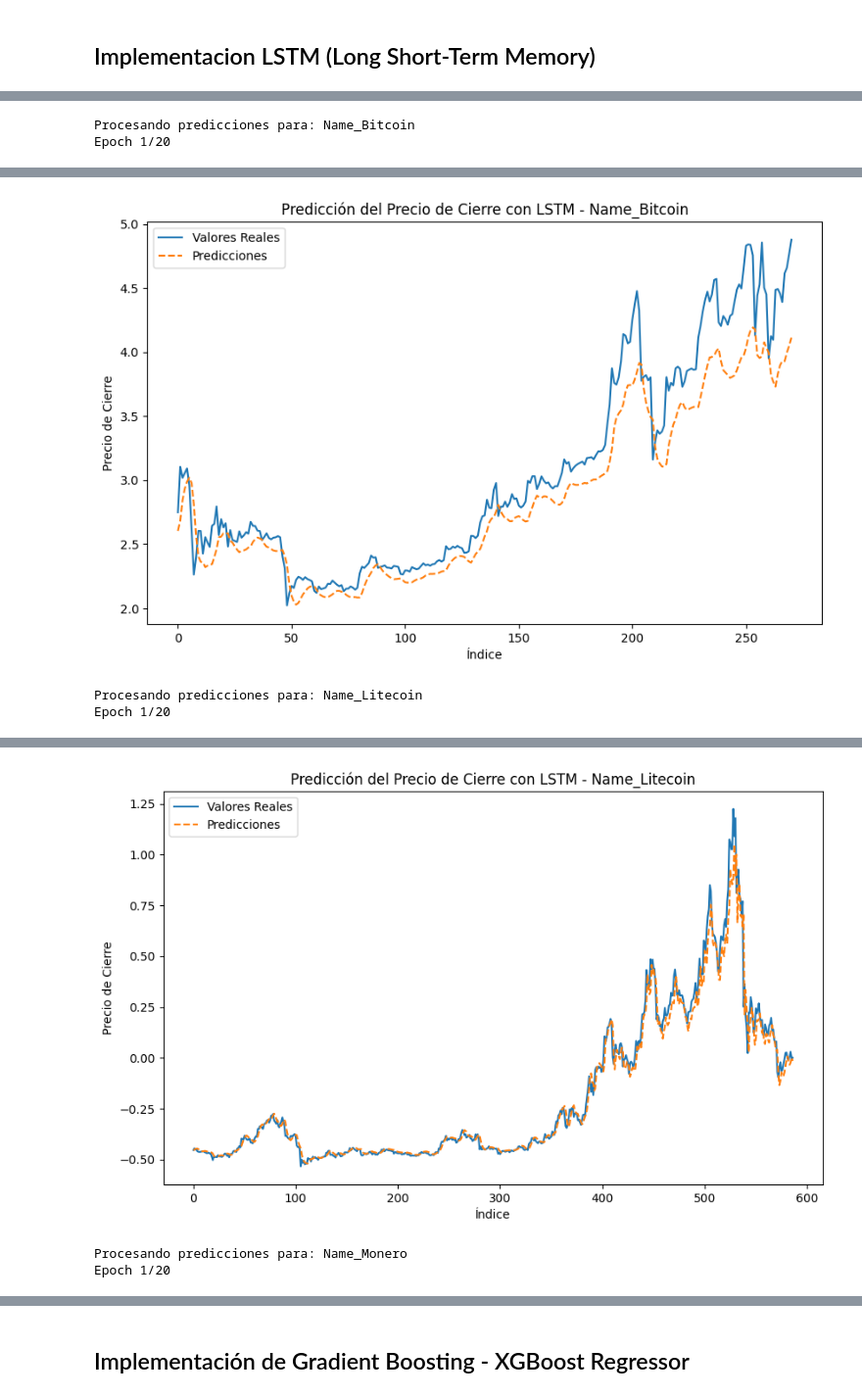
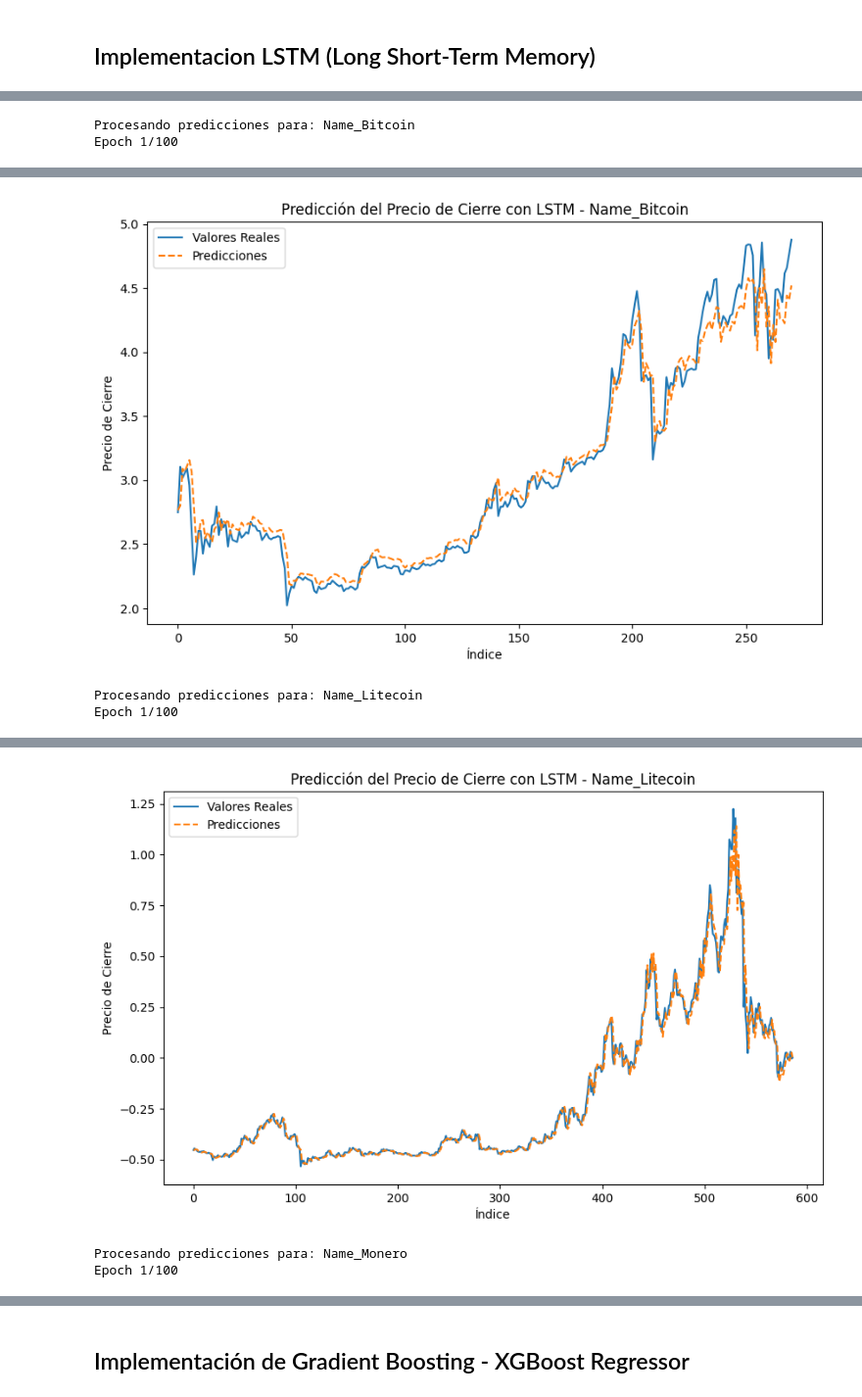
Before and after one commit to SpecTr03/Crypto-price-prediction, a Jupyter notebook: cryptoAnalysis.ipynb, the cells around one changed output, grey strips where cells are left out. Shown at 98% size. Drawn from its saved outputs; the diff is of its cells as text; code cells hidden in the pictures.

```diff
--- a/cryptoAnalysis.ipynb
+++ b/cryptoAnalysis.ipynb
@@ -360,7 +370,9 @@ for crypto_col in crypto_columns:
     # Crear el modelo LSTM
     model = Sequential([
         LSTM(50, return_sequences=True, input_shape=(sequence_length, 1)),
+        Dropout(0.2),
         LSTM(50, return_sequences=False),
+        Dropout(0.2),
         Dense(25),
         Dense(1)
     ])
@@ -369,7 +381,7 @@ for crypto_col in crypto_columns:
     model.compile(optimizer='adam', loss='mean_squared_error')
 
     # Entrenar el modelo
-    model.fit(X_train, y_train, batch_size=32, epochs=20, validation_data=(X_test, y_test))
+    model.fit(X_train, y_train, batch_size=32, epochs=100, validation_data=(X_test, y_test))
 
     # Hacer predicciones
     predictions = model.predict(X_test)
@@ -395,4 +407,4 @@ for crypto_col in crypto_columns:
     plt.show()
 # %% [output]
 Procesando predicciones para: Name_Bitcoin
-Epoch 1/20
+Epoch 1/100
@@ -416,3 +428,3 @@ Epoch 20/20
-[figure, old version]
+[figure, new version]
 Procesando predicciones para: Name_Litecoin
-Epoch 1/20
+Epoch 1/100
@@ -436,3 +448,3 @@ Epoch 20/20
-[figure, old version]
+[figure, new version]
 Procesando predicciones para: Name_Monero
-Epoch 1/20
+Epoch 1/100
```
Also changed, not shown: parts of 6 cells of this notebook.
